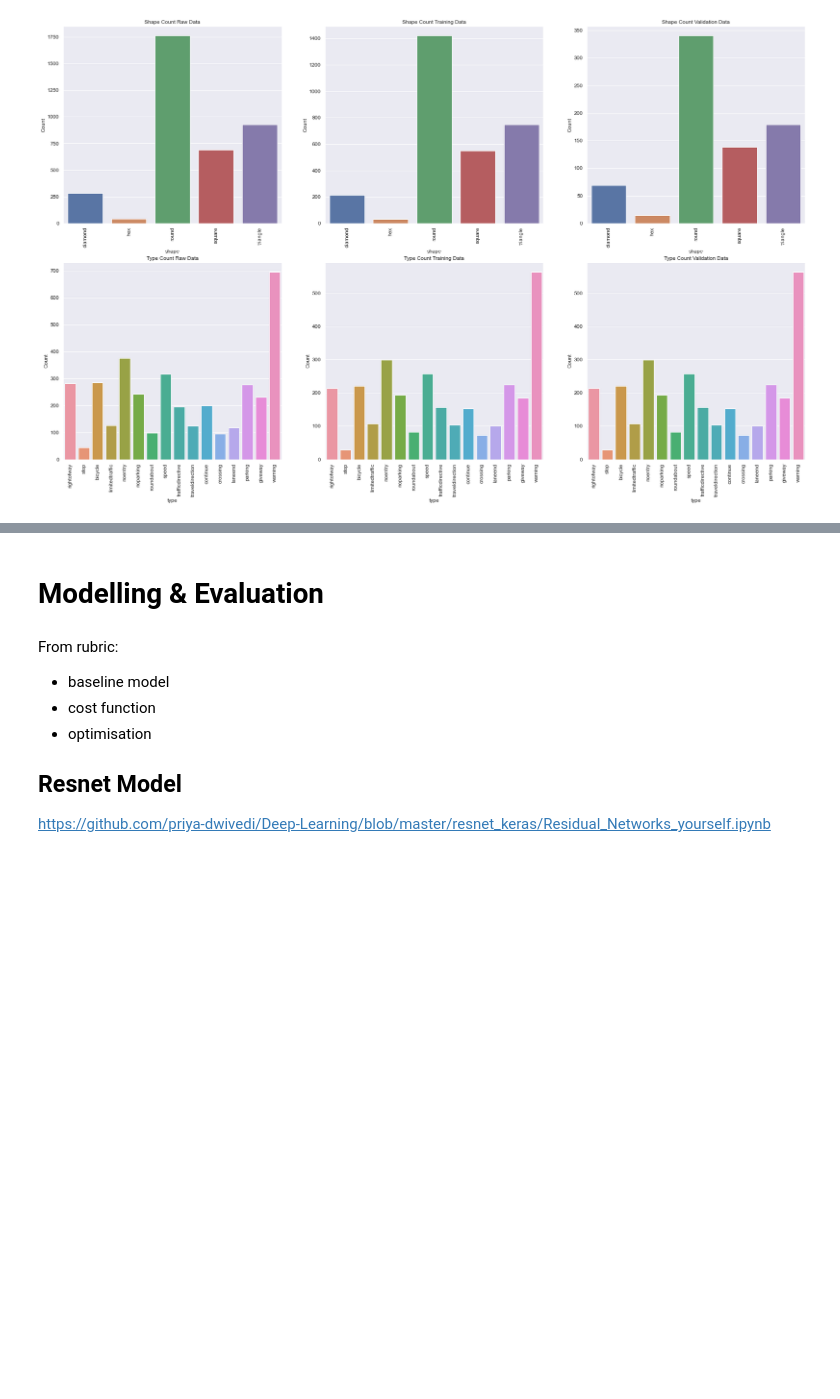
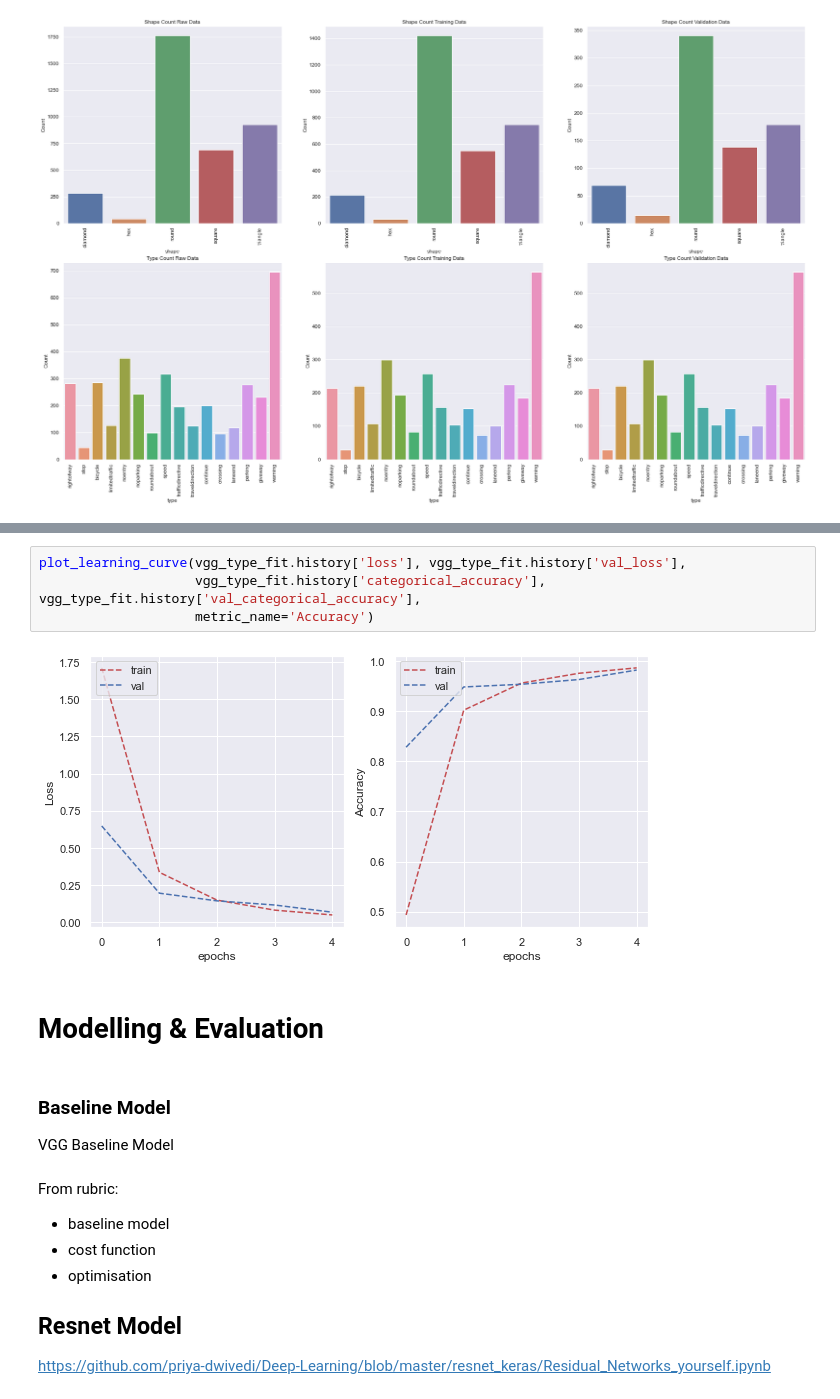
Before and after one commit to s3908818/the_village_idiots, a Jupyter notebook: MLA2.ipynb, the cells around one changed output, grey strips where cells are left out. Cells and saved outputs as stored; diff of their text form; blank space fills up the shorter version.

```diff
--- a/MLA2.ipynb
+++ b/MLA2.ipynb
@@ -238,5 +325,14 @@ Found 740 validated image filenames belonging to 16 classes.
+# %%
+plot_learning_curve(vgg_type_fit.history['loss'], vgg_type_fit.history['val_loss'],
+                    vgg_type_fit.history['categorical_accuracy'], vgg_type_fit.history['val_categorical_accuracy'],
+                    metric_name='Accuracy')
+# %% [output]
+[figure, added]
 # %% [markdown]
 # Modelling & Evaluation
+# %% [markdown]
+### Baseline Model
+VGG Baseline Model
 # %% [markdown]
 From rubric:
 * baseline model
```
Also changed, not shown: parts of 8 cells of this notebook.
